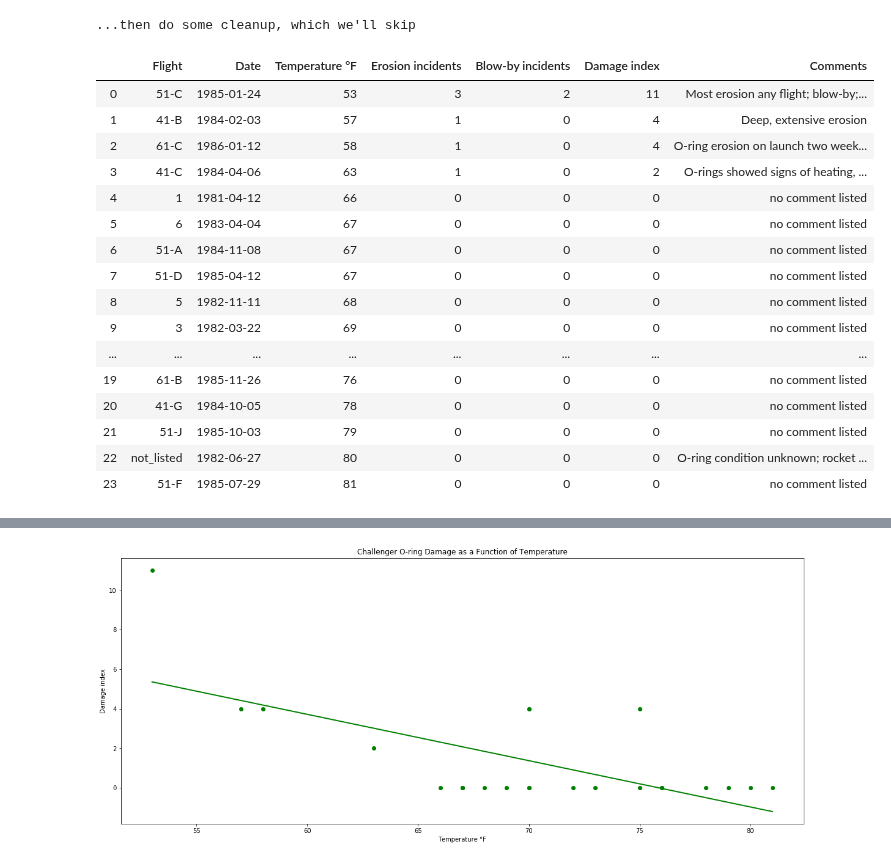
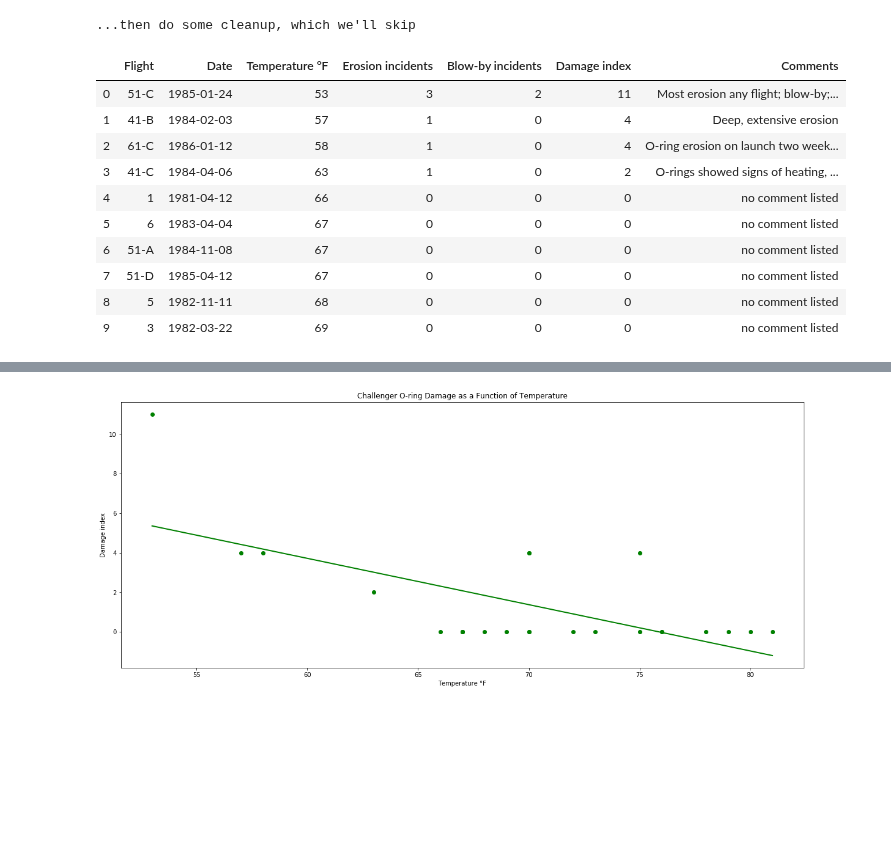
Before and after one commit to surfaceowl-ai/python_visualizations, a Jupyter notebook: notebooks/00_effective_visualizations.ipynb, the cells around one changed output, grey strips where cells are left out. Drawn from its saved outputs; the diff is of its cells as text; code cells hidden in the pictures; blank space fills up the shorter version.

```diff
--- a/notebooks/00_effective_visualizations.ipynb
+++ b/notebooks/00_effective_visualizations.ipynb
@@ -219,33 +220,27 @@ print("\n\n...then do some cleanup, which we'll skip\n")
 # %%
 df["Date"] =  pd.to_datetime(df["Date"].str.replace("."," "))
 # df["Date"] =  pd.to_datetime(df["Date"], format='%d.%m.%y')
 
 df[["Erosion incidents", "Blow-by incidents"]] = df[["Erosion incidents", "Blow-by incidents"]].fillna(axis=1, value=0)
 df[["Temperature °F", "Erosion incidents", "Blow-by incidents", "Damage index"]] = df[["Temperature °F", "Erosion incidents", "Blow-by incidents", "Damage index"]].apply(pd.to_numeric).astype('int')
 
 df[["Flight", "Comments"]] = df[["Flight", "Comments"]].astype('category')
 df["Comments"] = df["Comments"].cat.add_categories("no comment listed")
 df[["Comments"]] = df[["Comments"]].fillna("no comment listed")
 
-df
+df.head(10)
 # %% [output]
 |  | Flight | Date | Temperature °F | Erosion incidents | Blow-by incidents | Damage index | Comments |
 | 0 | 51-C | 1985-01-24 | 53 | 3 | 2 | 11 | Most erosion any flight; blow-by;... |
 | 1 | 41-B | 1984-02-03 | 57 | 1 | 0 | 4 | Deep, extensive erosion |
 | 2 | 61-C | 1986-01-12 | 58 | 1 | 0 | 4 | O-ring erosion on launch two week... |
 | 3 | 41-C | 1984-04-06 | 63 | 1 | 0 | 2 | O-rings showed signs of heating, ... |
 | 4 | 1 | 1981-04-12 | 66 | 0 | 0 | 0 | no comment listed |
 | 5 | 6 | 1983-04-04 | 67 | 0 | 0 | 0 | no comment listed |
 | 6 | 51-A | 1984-11-08 | 67 | 0 | 0 | 0 | no comment listed |
 | 7 | 51-D | 1985-04-12 | 67 | 0 | 0 | 0 | no comment listed |
 | 8 | 5 | 1982-11-11 | 68 | 0 | 0 | 0 | no comment listed |
 | 9 | 3 | 1982-03-22 | 69 | 0 | 0 | 0 | no comment listed |
-| ... | ... | ... | ... | ... | ... | ... | ... |
-| 19 | 61-B | 1985-11-26 | 76 | 0 | 0 | 0 | no comment listed |
-| 20 | 41-G | 1984-10-05 | 78 | 0 | 0 | 0 | no comment listed |
-| 21 | 51-J | 1985-10-03 | 79 | 0 | 0 | 0 | no comment listed |
-| 22 | not_listed | 1982-06-27 | 80 | 0 | 0 | 0 | O-ring condition unknown; rocket ... |
-| 23 | 51-F | 1985-07-29 | 81 | 0 | 0 | 0 | no comment listed |
 # %%
 # sort temperature values to use as X axis, so we can plot results
 df = df.sort_values("Temperature °F")
```
Also changed, not shown: parts of 5 cells of this notebook, 2 other files.
